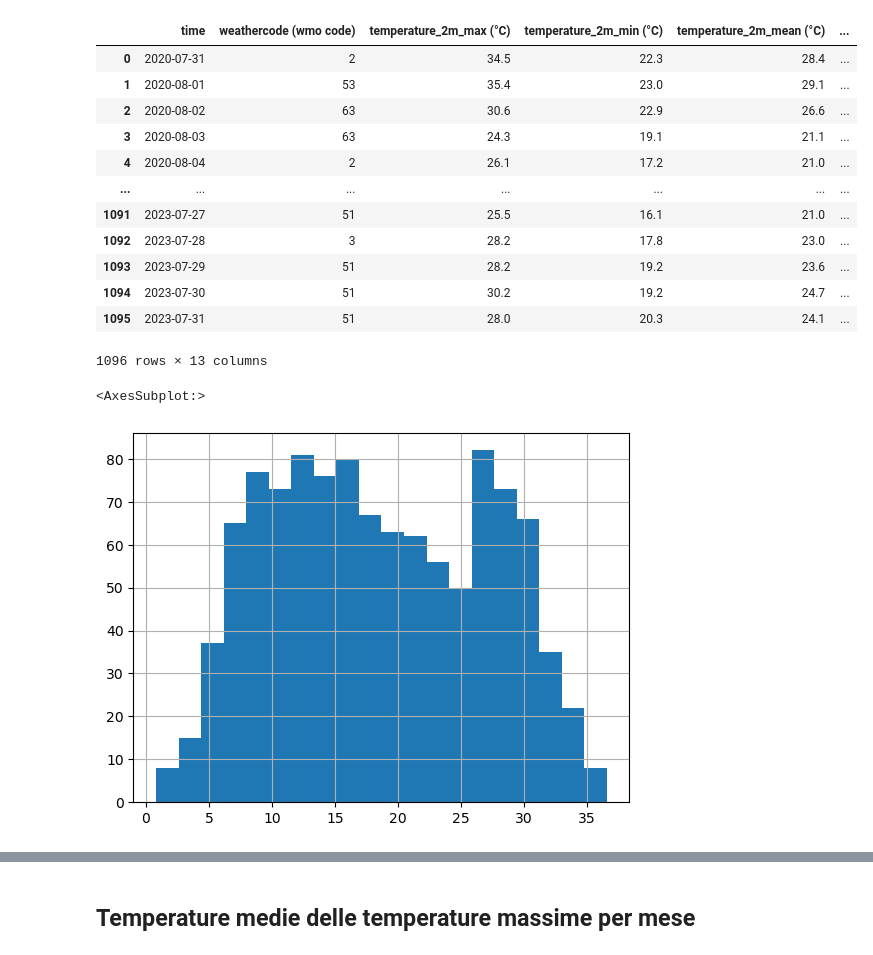
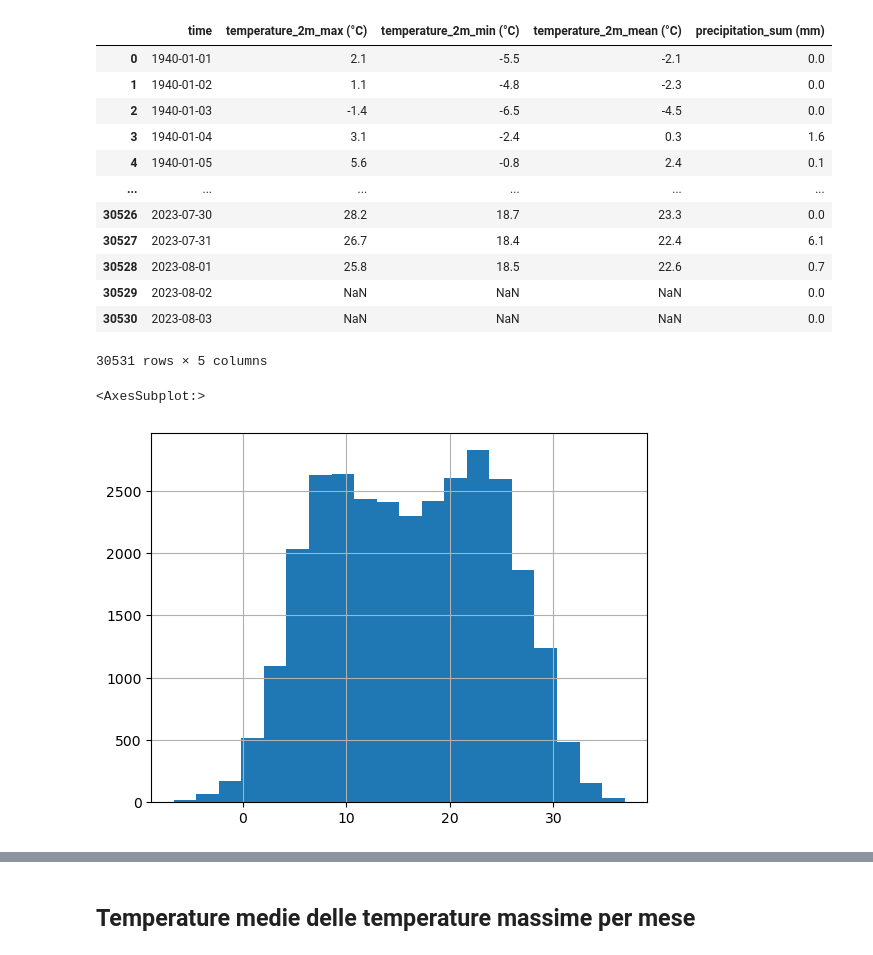
Before and after one commit to Favo02-unimi/visualizzazione-scientifica, a Jupyter notebook: climate.ipynb, the cells around one changed output, grey strips where cells are left out. Cells and saved outputs as stored; diff of their text form; code cells hidden in the pictures.

```diff
--- a/climate.ipynb
+++ b/climate.ipynb
@@ -3,24 +3,25 @@ import pandas as pd
 import matplotlib.pyplot as plt
 import numpy as np
 # %%
-weather = pd.read_csv("data/archive.csv", ",", parse_dates= ["time"])
+weather = pd.read_csv("data/historical_weather.csv", ",", parse_dates= ["time"])
+weather["precipitation_sum (mm)"] = weather["precipitation_sum (mm)"].replace(np.nan, 0)
 weather
 # %% [output]
-|  | time | weathercode (wmo code) | temperature_2m_max (°C) | temperature_2m_min (°C) | temperature_2m_mean (°C) | ... |
-| 0 | 2020-07-31 | 2 | 34.5 | 22.3 | 28.4 | ... |
-| 1 | 2020-08-01 | 53 | 35.4 | 23.0 | 29.1 | ... |
-| 2 | 2020-08-02 | 63 | 30.6 | 22.9 | 26.6 | ... |
-| 3 | 2020-08-03 | 63 | 24.3 | 19.1 | 21.1 | ... |
-| 4 | 2020-08-04 | 2 | 26.1 | 17.2 | 21.0 | ... |
-| ... | ... | ... | ... | ... | ... | ... |
-| 1091 | 2023-07-27 | 51 | 25.5 | 16.1 | 21.0 | ... |
-| 1092 | 2023-07-28 | 3 | 28.2 | 17.8 | 23.0 | ... |
-| 1093 | 2023-07-29 | 51 | 28.2 | 19.2 | 23.6 | ... |
-| 1094 | 2023-07-30 | 51 | 30.2 | 19.2 | 24.7 | ... |
-| 1095 | 2023-07-31 | 51 | 28.0 | 20.3 | 24.1 | ... |
+|  | time | temperature_2m_max (°C) | temperature_2m_min (°C) | temperature_2m_mean (°C) | precipitation_sum (mm) |
+| 0 | 1940-01-01 | 2.1 | -5.5 | -2.1 | 0.0 |
+| 1 | 1940-01-02 | 1.1 | -4.8 | -2.3 | 0.0 |
+| 2 | 1940-01-03 | -1.4 | -6.5 | -4.5 | 0.0 |
+| 3 | 1940-01-04 | 3.1 | -2.4 | 0.3 | 1.6 |
+| 4 | 1940-01-05 | 5.6 | -0.8 | 2.4 | 0.1 |
+| ... | ... | ... | ... | ... | ... |
+| 30526 | 2023-07-30 | 28.2 | 18.7 | 23.3 | 0.0 |
+| 30527 | 2023-07-31 | 26.7 | 18.4 | 22.4 | 6.1 |
+| 30528 | 2023-08-01 | 25.8 | 18.5 | 22.6 | 0.7 |
+| 30529 | 2023-08-02 | NaN | NaN | NaN | 0.0 |
+| 30530 | 2023-08-03 | NaN | NaN | NaN | 0.0 |
-1096 rows × 13 columns
+30531 rows × 5 columns
 # %%
 weather["temperature_2m_max (°C)"].hist(bins=20)
 # %% [output]
 <AxesSubplot:>
-[figure, old version]
+[figure, new version]
```
Also changed, not shown: parts of 22 cells of this notebook.
